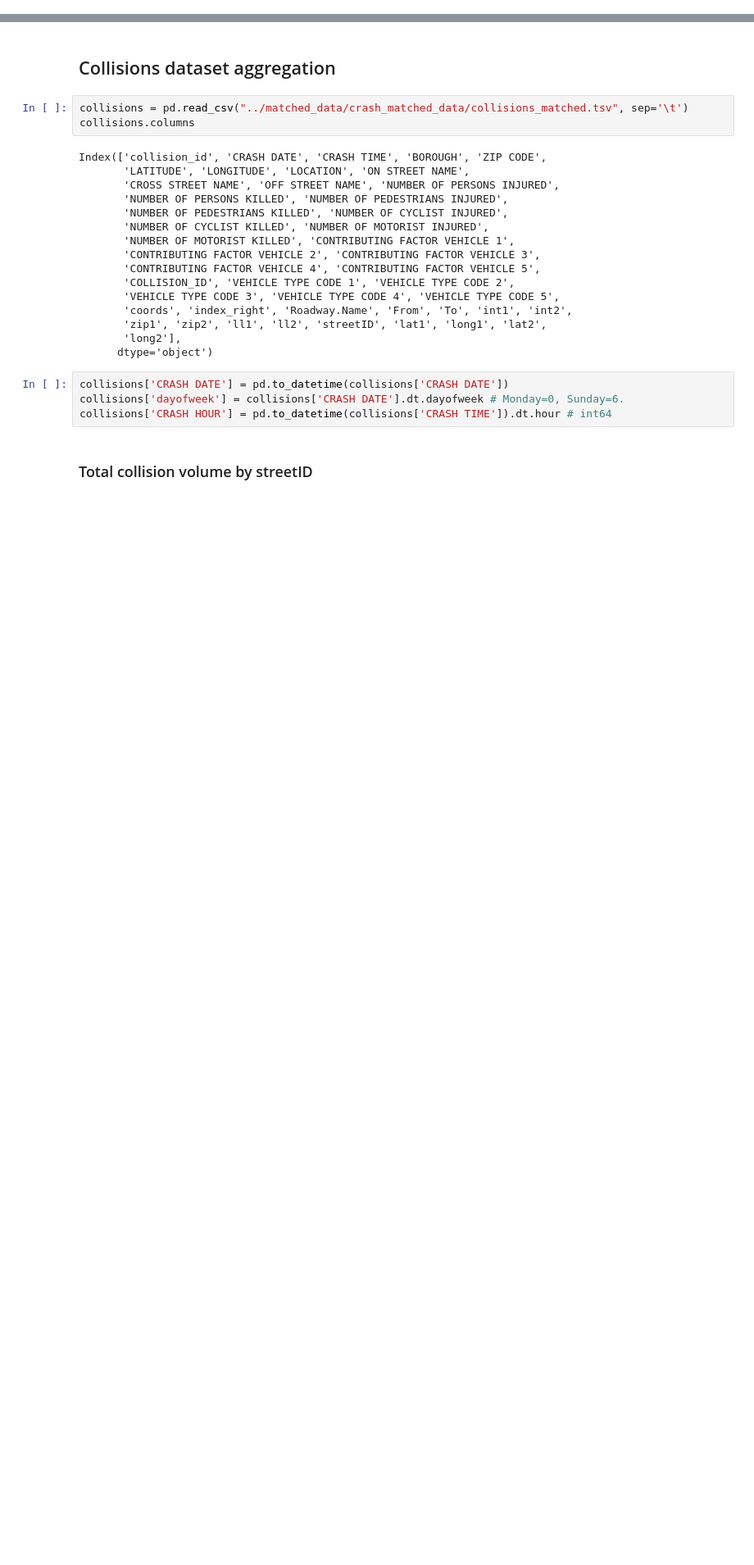
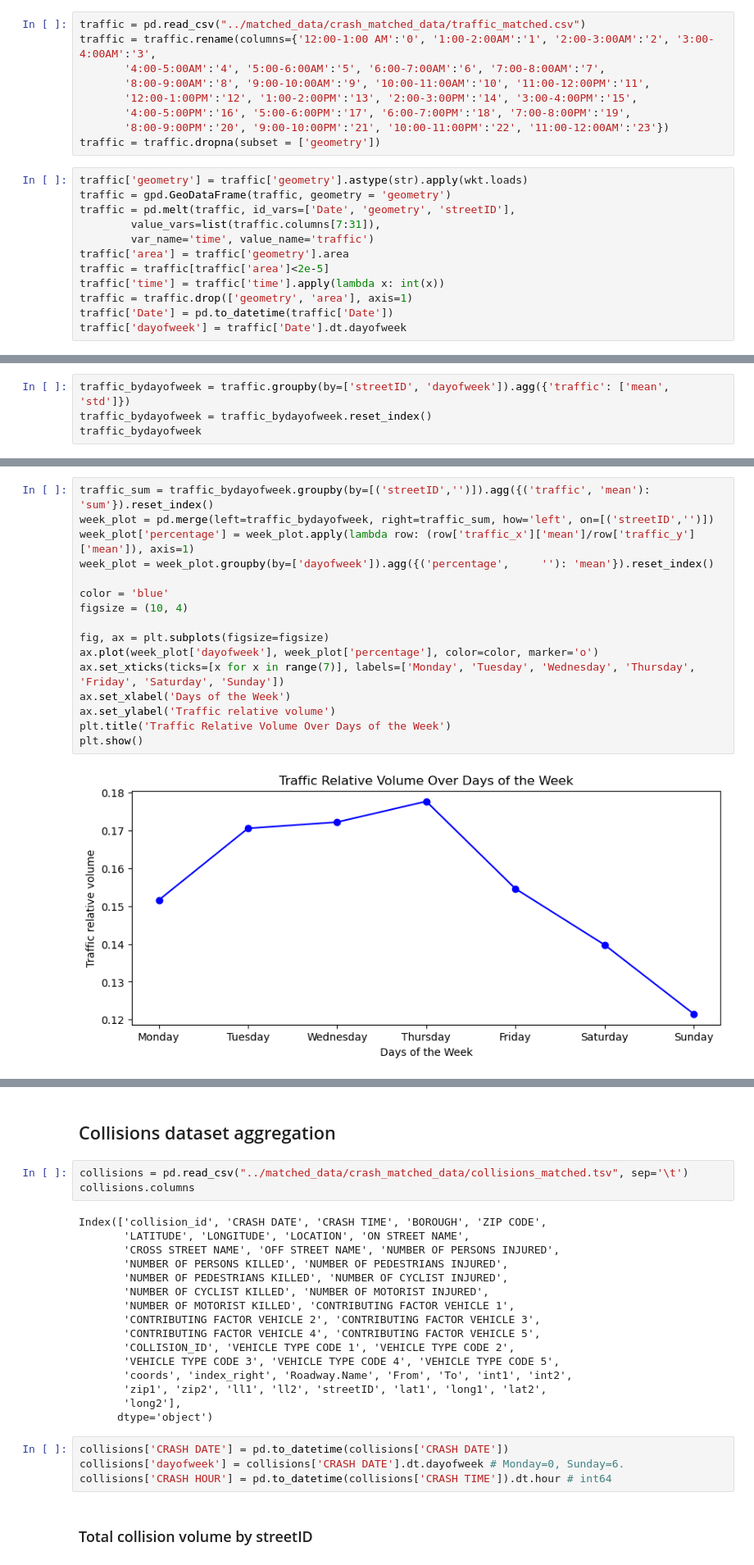
Before and after one commit to aj-cooke/NYC-Traffic-Accidents, a Jupyter notebook: abstract_street_analysis.ipynb, the cells around one changed output, grey strips where cells are left out. Shown: that part at 82% size. Drawn from its saved outputs; the diff is of its cells as text; blank space fills up the shorter version.

Commit message:
abstract street analysis

```diff
--- a/abstract_street_analysis.ipynb
+++ b/abstract_street_analysis.ipynb
@@ -11,0 +24,21 @@ import matplotlib.pyplot as plt
+# %%
+traffic = pd.read_csv("../matched_data/crash_matched_data/traffic_matched.csv")
+traffic = traffic.rename(columns={'12:00-1:00 AM':'0', '1:00-2:00AM':'1', '2:00-3:00AM':'2', '3:00-4:00AM':'3',
+       '4:00-5:00AM':'4', '5:00-6:00AM':'5', '6:00-7:00AM':'6', '7:00-8:00AM':'7',
+       '8:00-9:00AM':'8', '9:00-10:00AM':'9', '10:00-11:00AM':'10', '11:00-12:00PM':'11',
+       '12:00-1:00PM':'12', '1:00-2:00PM':'13', '2:00-3:00PM':'14', '3:00-4:00PM':'15',
+       '4:00-5:00PM':'16', '5:00-6:00PM':'17', '6:00-7:00PM':'18', '7:00-8:00PM':'19',
+       '8:00-9:00PM':'20', '9:00-10:00PM':'21', '10:00-11:00PM':'22', '11:00-12:00AM':'23'})
+traffic = traffic.dropna(subset = ['geometry'])
+# %%
+traffic['geometry'] = traffic['geometry'].astype(str).apply(wkt.loads)
+traffic = gpd.GeoDataFrame(traffic, geometry = 'geometry')
+traffic = pd.melt(traffic, id_vars=['Date', 'geometry', 'streetID'],
+        value_vars=list(traffic.columns[7:31]),
+        var_name='time', value_name='traffic')
+traffic['area'] = traffic['geometry'].area
+traffic = traffic[traffic['area']<2e-5]
+traffic['time'] = traffic['time'].apply(lambda x: int(x))
+traffic = traffic.drop(['geometry', 'area'], axis=1)
+traffic['Date'] = pd.to_datetime(traffic['Date'])
+traffic['dayofweek'] = traffic['Date'].dt.dayofweek
@@ -11,0 +58,4 @@ import matplotlib.pyplot as plt
+# %%
+traffic_bydayofweek = traffic.groupby(by=['streetID', 'dayofweek']).agg({'traffic': ['mean', 'std']})
+traffic_bydayofweek = traffic_bydayofweek.reset_index()
+traffic_bydayofweek
@@ -11,0 +77,18 @@ import matplotlib.pyplot as plt
+# %%
+traffic_sum = traffic_bydayofweek.groupby(by=[('streetID','')]).agg({('traffic', 'mean'): 'sum'}).reset_index()
+week_plot = pd.merge(left=traffic_bydayofweek, right=traffic_sum, how='left', on=[('streetID','')])
+week_plot['percentage'] = week_plot.apply(lambda row: (row['traffic_x']['mean']/row['traffic_y']['mean']), axis=1)
+week_plot = week_plot.groupby(by=['dayofweek']).agg({('percentage',     ''): 'mean'}).reset_index()
+
+color = 'blue'
+figsize = (10, 4)
+
+fig, ax = plt.subplots(figsize=figsize)
+ax.plot(week_plot['dayofweek'], week_plot['percentage'], color=color, marker='o')
+ax.set_xticks(ticks=[x for x in range(7)], labels=['Monday', 'Tuesday', 'Wednesday', 'Thursday', 'Friday', 'Saturday', 'Sunday'])
+ax.set_xlabel('Days of the Week')
+ax.set_ylabel('Traffic relative volume')
+plt.title('Traffic Relative Volume Over Days of the Week')
+plt.show()
+# %% [output]
+[figure, added]
```
Also changed, not shown: parts of 10 cells of this notebook, 2 other files.
